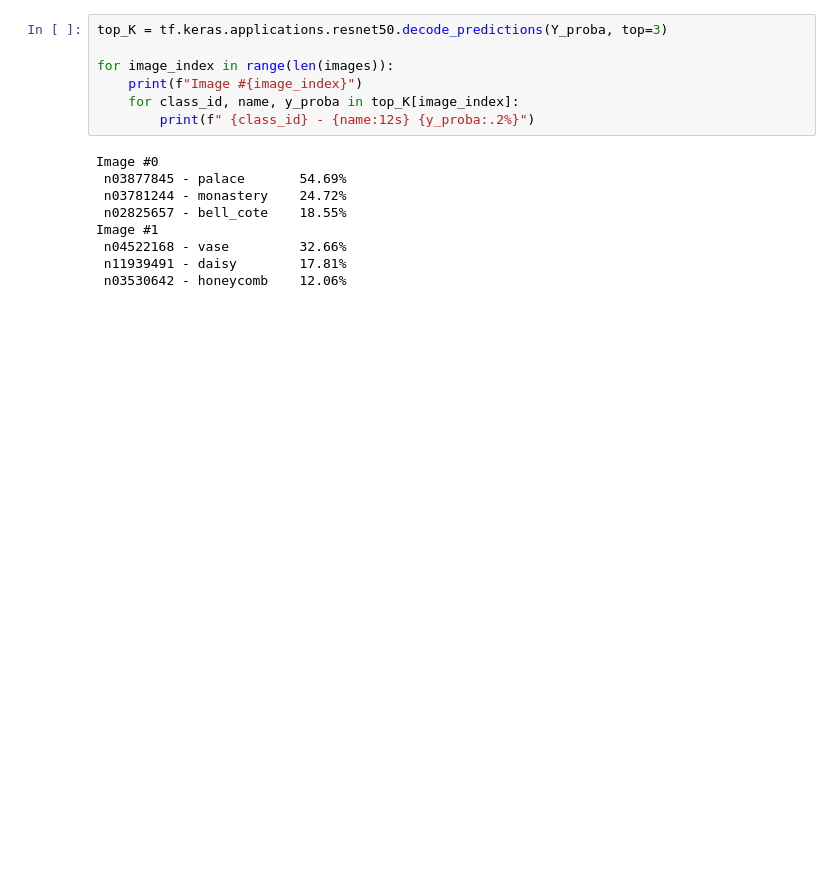
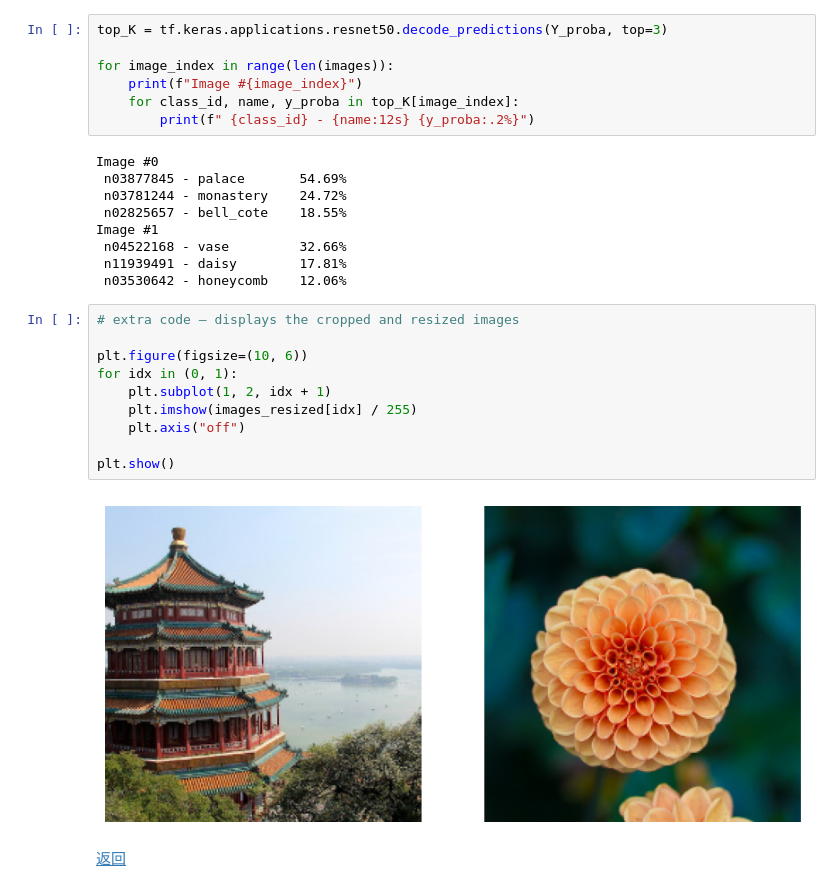
Before and after one commit to KChenDu/MLNote, a Jupyter notebook: CV/pretrained_model.ipynb, the cells around one changed output. Cells and saved outputs as stored; diff of their text form; blank space fills up the shorter version.

```diff
--- a/CV/pretrained_model.ipynb
+++ b/CV/pretrained_model.ipynb
@@ -31,3 +32,17 @@ Image #1
  n04522168 - vase         32.66%
  n11939491 - daisy        17.81%
  n03530642 - honeycomb    12.06%
+# %%
+# extra code – displays the cropped and resized images
+
+plt.figure(figsize=(10, 6))
+for idx in (0, 1):
+    plt.subplot(1, 2, idx + 1)
+    plt.imshow(images_resized[idx] / 255)
+    plt.axis("off")
+
+plt.show()
+# %% [output]
+[figure, added]
+# %% [markdown]
+[返回](readme.md)
```
Also changed, not shown: parts of 2 cells of this notebook, 10 other files.
